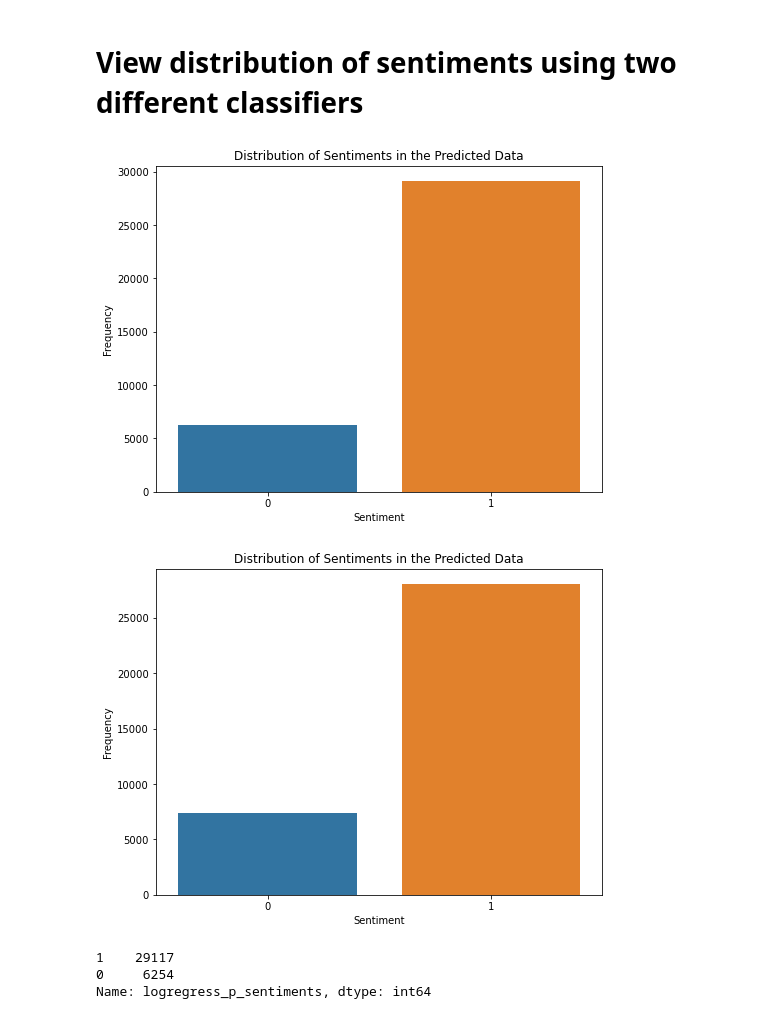
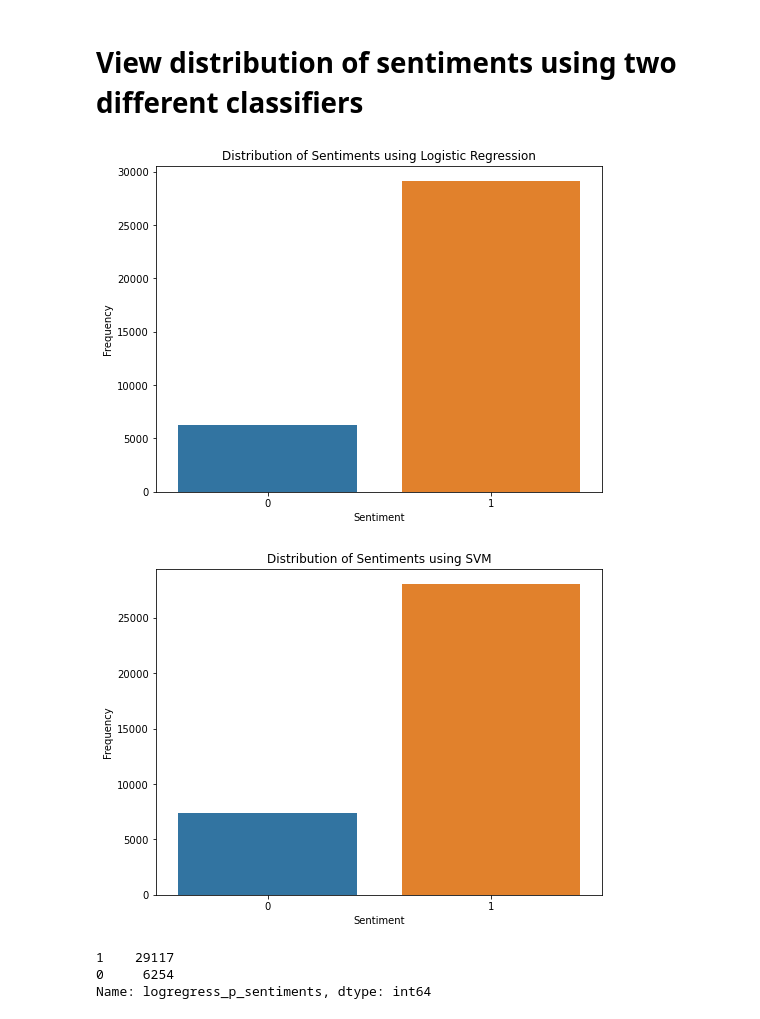
Before and after one commit to alvinngow/text-mining, a Jupyter notebook: data/sentiment analysis proj_predictions.ipynb, the cells around one changed output. Cells and saved outputs as stored; diff of their text form; code cells hidden in the pictures.

```diff
--- a/data/sentiment analysis proj_predictions.ipynb
+++ b/data/sentiment analysis proj_predictions.ipynb
@@ -83,7 +65,6 @@ def preprocess_and_tokenize(data):
 # %%
 # Apply the preprocessing function to the "tweet" column
 data['preprocessed_tweet'] = data['tweet'].apply(preprocess_text)
-data['more_preprocessed_tweet'] = data['tweet'].apply(preprocess_and_tokenize)
 
 data
 # %% [output]
@@ -359,21 +346,21 @@ plt.figure(figsize=(8, 6))
 sns.barplot(x=logregress_counts.index, y=logregress_counts.values)
 plt.xlabel('Sentiment')
 plt.ylabel('Frequency')
-plt.title('Distribution of Sentiments in the Predicted Data')
+plt.title('Distribution of Sentiments using Logistic Regression')
 plt.show()
 # %% [output]
-[figure, old version]
+[figure, new version]
 # %%
 svc_counts = pred_data['svc_p_sentiments'].value_counts()
 
 plt.figure(figsize=(8, 6))
 sns.barplot(x=svc_counts.index, y=svc_counts.values)
 plt.xlabel('Sentiment')
 plt.ylabel('Frequency')
-plt.title('Distribution of Sentiments in the Predicted Data')
+plt.title('Distribution of Sentiments using SVM')
 plt.show()
 # %% [output]
-[figure, old version]
+[figure, new version]
 # %%
 logregress_counts
 # %% [output]
```
Also changed, not shown: parts of 11 cells of this notebook, 2 other files.
